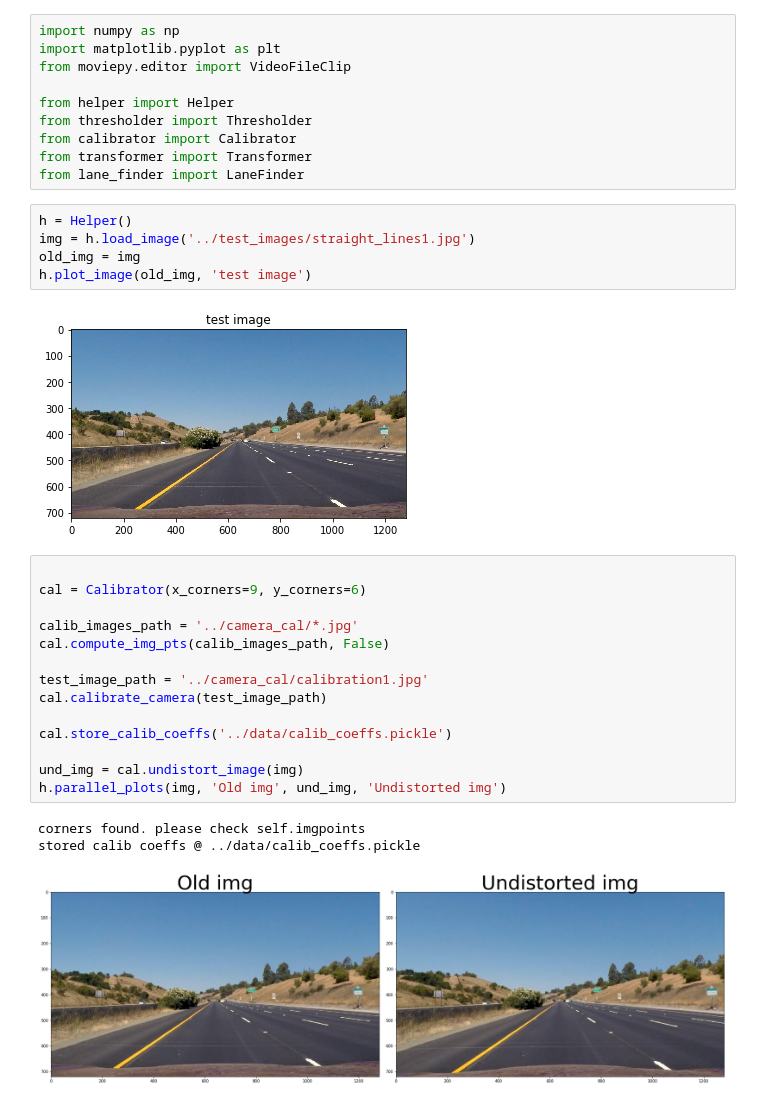
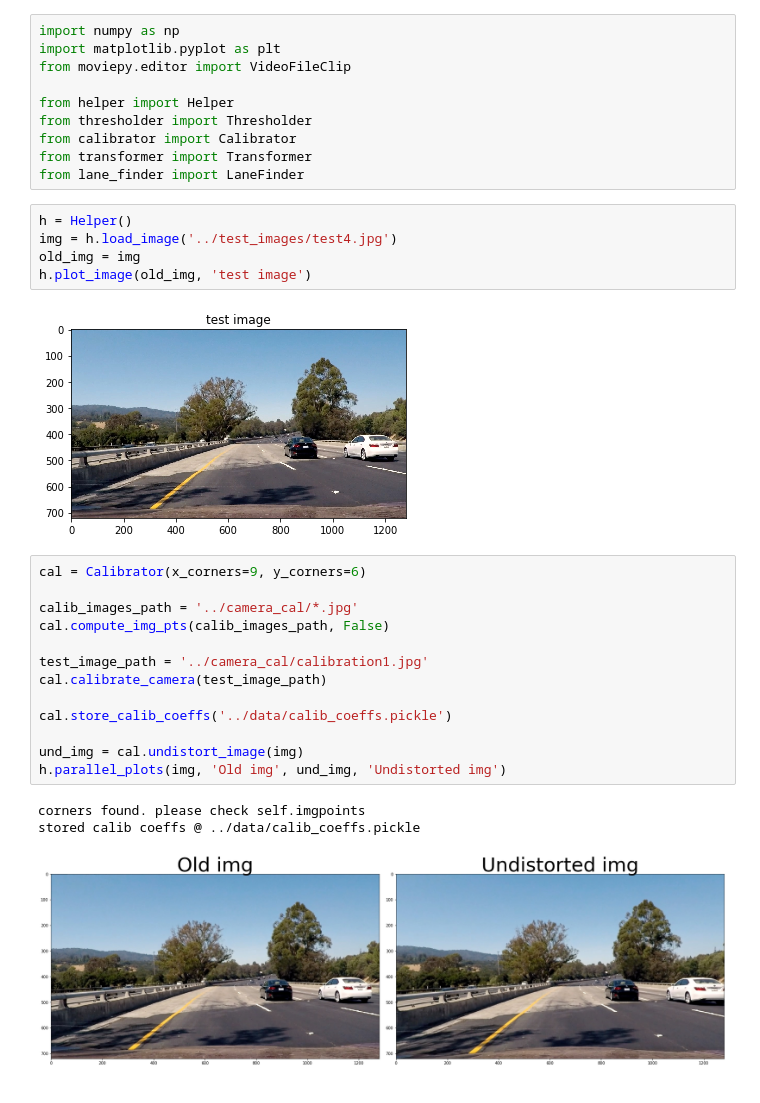
Before and after one commit to karthikbmk/SDCND, a Jupyter notebook: Advanced_Lane_Finding_Project/CarND-Advanced-Lane-Lines/code/pipeline.ipynb, the cells around one changed output. Saved outputs shown, nothing was run; the diff lists cells and outputs as text.

```diff
--- a/Advanced_Lane_Finding_Project/CarND-Advanced-Lane-Lines/code/pipeline.ipynb
+++ b/Advanced_Lane_Finding_Project/CarND-Advanced-Lane-Lines/code/pipeline.ipynb
@@ -10,13 +10,12 @@ from transformer import Transformer
 from lane_finder import LaneFinder
 # %%
 h = Helper()
-img = h.load_image('../test_images/straight_lines1.jpg')
+img = h.load_image('../test_images/test4.jpg')
 old_img = img
 h.plot_image(old_img, 'test image')
 # %% [output]
-[figure, old version]
+[figure, new version]
 # %%
-
 cal = Calibrator(x_corners=9, y_corners=6)
 
 calib_images_path = '../camera_cal/*.jpg'
@@ -32,7 +31,7 @@ h.parallel_plots(img, 'Old img', und_img, 'Undistorted img')
 # %% [output]
 corners found. please check self.imgpoints
 stored calib coeffs @ ../data/calib_coeffs.pickle
-[figure, old version]
+[figure, new version]
 # %%
 th = Thresholder()
 
```
Also changed, not shown: parts of 9 cells of this notebook, 2 other files.
